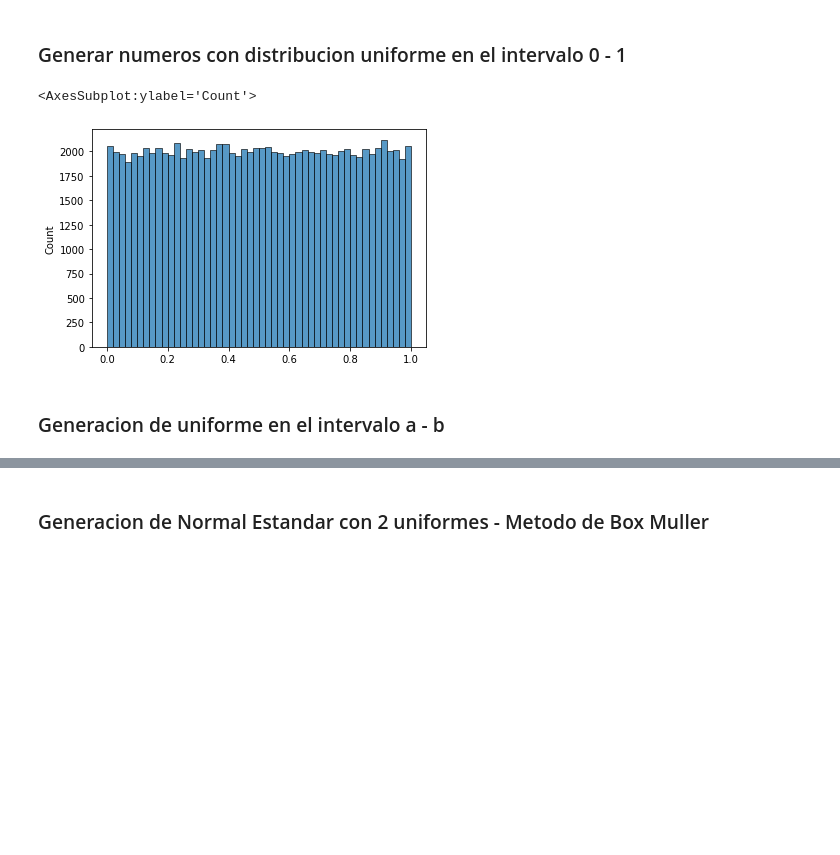
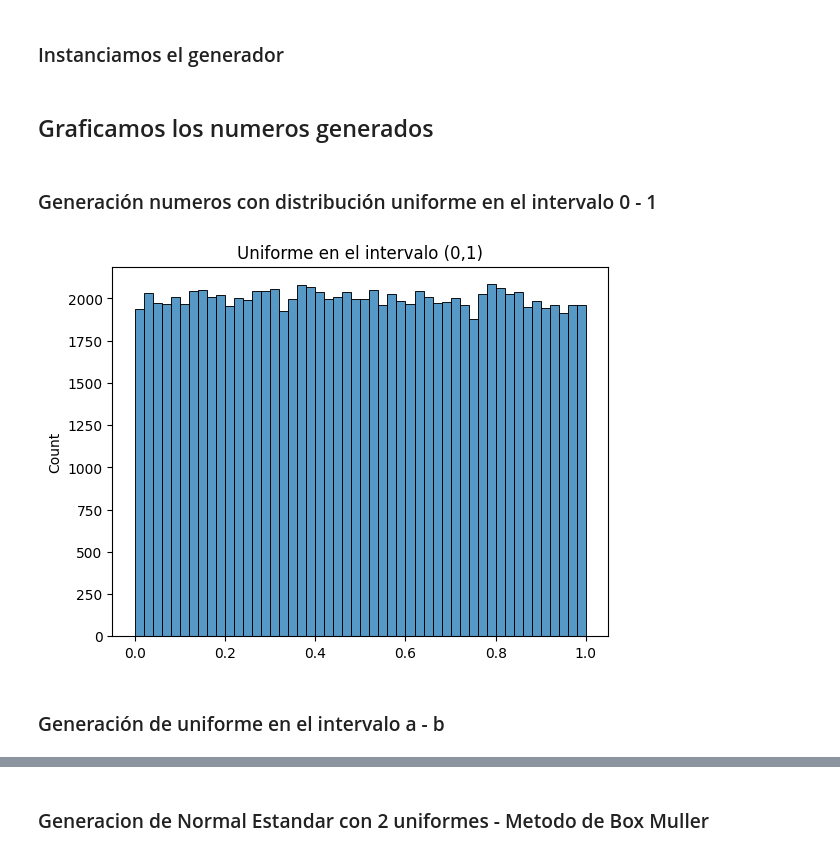
Before and after one commit to ramirogestoso/simulacion-2c-2022, a Jupyter notebook: testRand.ipynb, the cells around one changed output, grey strips where cells are left out. Cells and saved outputs as stored; diff of their text form; code cells hidden in the pictures; blank space fills up the shorter version.

```diff
--- a/testRand.ipynb
+++ b/testRand.ipynb
@@ -5,7 +41,4 @@ NOTA: pongamos una opcion de agregarle una SEED cuando se crea
 # %%
-from numpy import uint64
-import numpy as np
-from math import exp, factorial
 N_BITS = uint64(64)
 def rotateLeft(n, d):
     n = uint64(n)
@@ -62,7 +95,7 @@ class LXM:
 
         return numbers[0] if n==1 else np.array(numbers)
 
-    def generate_normal(self, mean, deviation, n):
+    def generate_normal(self, mean, deviation, n=1):
         if n < 1:
             raise Exception("'n' must be 1 or greater")
         U1 = self.nextRand(n)
@@ -79,4 +112,4 @@ class LXM:
         if param < 0:
             raise Exception("the exponential parameter must be greater than 0")
         U = self.nextRand(n)
-        return -np.log(1-U)/param
+        return (-1/param)*np.log(1-U)
@@ -91,14 +116,20 @@ gen = LXM()
+# %% [markdown]
+### Instanciamos el generador
+# %%
+gen = LXM(31)
+# %% [markdown]
+## Graficamos los numeros generados
 # %% [markdown]
-### Generar numeros con distribucion uniforme en el intervalo 0 - 1
+### Generación numeros con distribución uniforme en el intervalo 0 - 1
 # %%
 arr = gen.nextRand(100_000)
-
 sns.histplot(bins=50, x=arr)
+plt.title("Uniforme en el intervalo (0,1)")
+plt.show()
 # %% [output]
-<AxesSubplot:ylabel='Count'>
-[figure, old version]
+[figure, new version]
 # %% [markdown]
-### Generacion de uniforme en el intervalo a - b
+### Generación de uniforme en el intervalo a - b
 # %%
 a = 2
 b = 5
```
Also changed, not shown: parts of 59 cells of this notebook.
